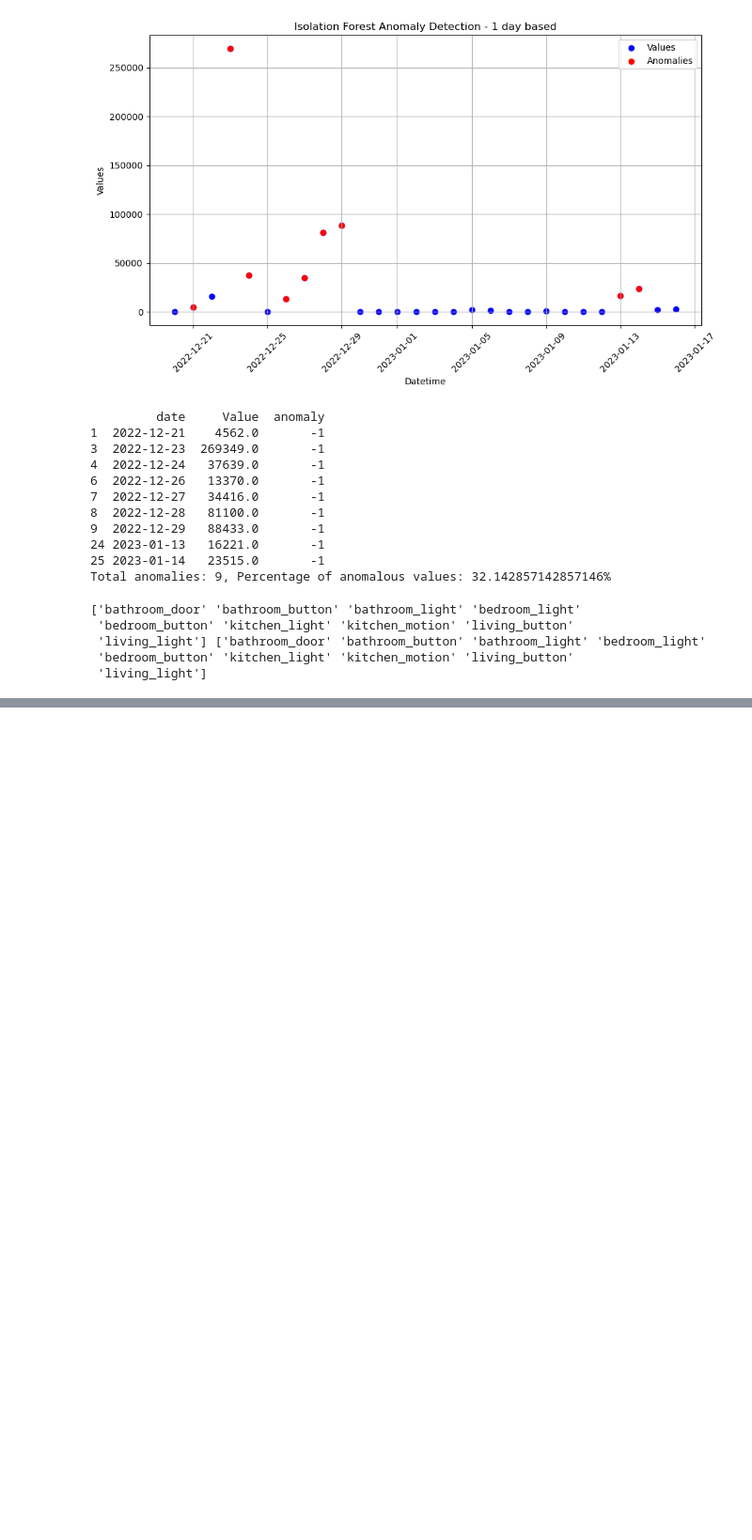
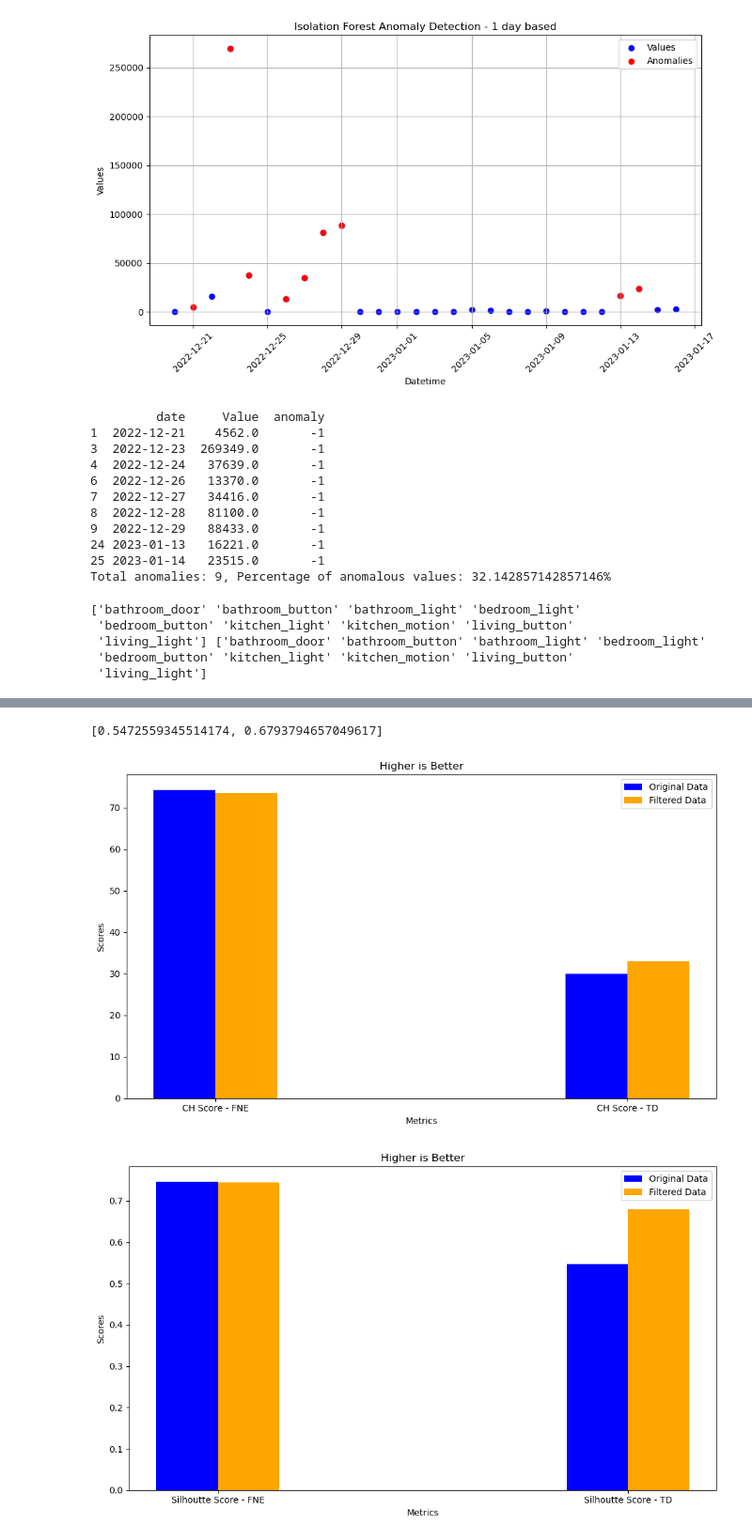
Before and after one commit to AsifTanvir/SEAD-analysis, a Jupyter notebook: Sam_data_analysis.ipynb, the cells around one changed output, grey strips where cells are left out. Shown at 94% size. Cells and saved outputs as stored; diff of their text form; code cells hidden in the pictures; blank space fills up the shorter version.

```diff
--- a/Sam_data_analysis.ipynb
+++ b/Sam_data_analysis.ipynb
@@ -768,0 +1097,33 @@ Davies-Bouldin Score TD Filtered: 1.1865204523147785
+# %%
+## Plots for comparing FNE and TD results
+def get_scores_plots(metrics, originalScores, filteredScores, title = 'Comparison of different Scores of Two Datasets for Two Algorithms'):
+    # Set up the bar plot
+    x = np.arange(len(metrics))  # label locations
+    width = 0.15  # width of the bars
+
+    fig, ax = plt.subplots(figsize=(10, 6))
+
+    # Plot bars for each dataset
+    bars1 = ax.bar(x - width/2, originalScores, width, label='Original Data', color='blue')
+    bars2 = ax.bar(x + width/2, filteredScores, width, label='Filtered Data', color='orange')
+
+    # Add labels, title, and custom x-axis tick labels
+    ax.set_xlabel('Metrics')
+    ax.set_ylabel('Scores')
+    ax.set_title(title)
+    ax.set_xticks(x)
+    ax.set_xticklabels(metrics)
+    ax.legend()
+
+    # Show plot
+    plt.tight_layout()
+    plt.show()
+
+print([silhouette_avg_td_norm, silhouette_avg_4_norm])
+get_scores_plots(metrics = ["CH Score - FNE", "CH Score - TD"], originalScores= [ch_score_norm, ch_score_td_norm], filteredScores= [ch_score_3_norm, ch_score_4_norm], title= 'Higher is Better')
+get_scores_plots(metrics = ["Silhoutte Score - FNE", "Silhoutte Score - TD"], originalScores= [silhouette_avg_norm, silhouette_avg_td_norm], filteredScores= [silhouette_avg_3_norm, silhouette_avg_4_norm], title= 'Higher is Better')
+get_scores_plots(metrics = ["DB Score - FNE", "DB Score - TD"], originalScores= [db_score_norm, db_score_td_norm], filteredScores= [db_score3_norm, db_score4_norm], title= 'Lower is Better')
+# %% [output]
+[0.5472559345514174, 0.6793794657049617]
+[figure, added]
+[figure, added]
```
Also changed, not shown: parts of 21 cells of this notebook, 3 other files.
